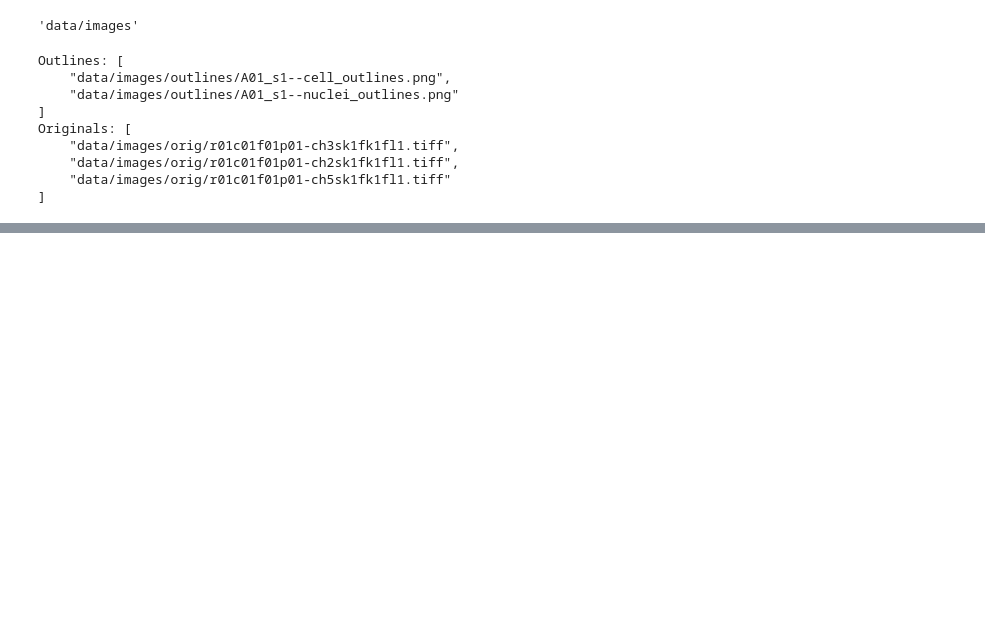
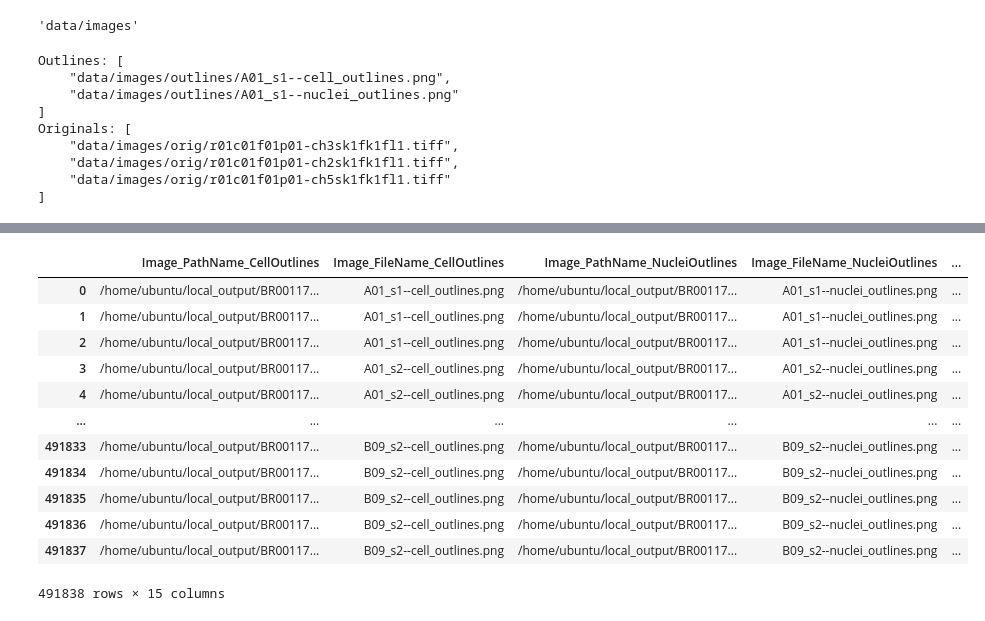
Before and after one commit to WayScience/JUMP-single-cell, a Jupyter notebook: 0.download_data/2.download_images.ipynb, the cells around one changed output, grey strips where cells are left out. Cells and saved outputs as stored; diff of their text form; code cells hidden in the pictures; blank space fills up the shorter version.

Commit message:
download dataset

```diff
--- a/0.download_data/2.download_images.ipynb
+++ b/0.download_data/2.download_images.ipynb
@@ -12,9 +12,3 @@ import pandas as pd
 import pyarrow as pa
 import pyarrow.parquet as pq
 from cloudpathlib import S3Client
-# %%
-df = pd.read_parquet(
-    "../0.download_data/data/plates/BR00117006/BR00117006.parquet",
-    columns=["Image_FileName_OrigAGP"],
-)
-df[["Image_FileName_OrigAGP"]].nunique()
@@ -298,0 +308,20 @@ Originals: [
+# %%
+# find the s3 paths for the full dataset
+df_full, s3_columns = add_jump_cpg0000_s3_paths(
+    df=df_full, image_column_groups=target_image_column_groups
+)
+df_full
+# %% [output]
+|  | Image_PathName_CellOutlines | Image_FileName_CellOutlines | Image_PathName_NucleiOutlines | Image_FileName_NucleiOutlines | ... |
+| 0 | /home/ubuntu/local_output/BR00117... | A01_s1--cell_outlines.png | /home/ubuntu/local_output/BR00117... | A01_s1--nuclei_outlines.png | ... |
+| 1 | /home/ubuntu/local_output/BR00117... | A01_s1--cell_outlines.png | /home/ubuntu/local_output/BR00117... | A01_s1--nuclei_outlines.png | ... |
+| 2 | /home/ubuntu/local_output/BR00117... | A01_s1--cell_outlines.png | /home/ubuntu/local_output/BR00117... | A01_s1--nuclei_outlines.png | ... |
+| 3 | /home/ubuntu/local_output/BR00117... | A01_s2--cell_outlines.png | /home/ubuntu/local_output/BR00117... | A01_s2--nuclei_outlines.png | ... |
+| 4 | /home/ubuntu/local_output/BR00117... | A01_s2--cell_outlines.png | /home/ubuntu/local_output/BR00117... | A01_s2--nuclei_outlines.png | ... |
+| ... | ... | ... | ... | ... | ... |
+| 491833 | /home/ubuntu/local_output/BR00117... | B09_s2--cell_outlines.png | /home/ubuntu/local_output/BR00117... | B09_s2--nuclei_outlines.png | ... |
+| 491834 | /home/ubuntu/local_output/BR00117... | B09_s2--cell_outlines.png | /home/ubuntu/local_output/BR00117... | B09_s2--nuclei_outlines.png | ... |
+| 491835 | /home/ubuntu/local_output/BR00117... | B09_s2--cell_outlines.png | /home/ubuntu/local_output/BR00117... | B09_s2--nuclei_outlines.png | ... |
+| 491836 | /home/ubuntu/local_output/BR00117... | B09_s2--cell_outlines.png | /home/ubuntu/local_output/BR00117... | B09_s2--nuclei_outlines.png | ... |
+| 491837 | /home/ubuntu/local_output/BR00117... | B09_s2--cell_outlines.png | /home/ubuntu/local_output/BR00117... | B09_s2--nuclei_outlines.png | ... |
+491838 rows × 15 columns
```
Also changed, not shown: parts of 4 cells of this notebook, 1 other file.
